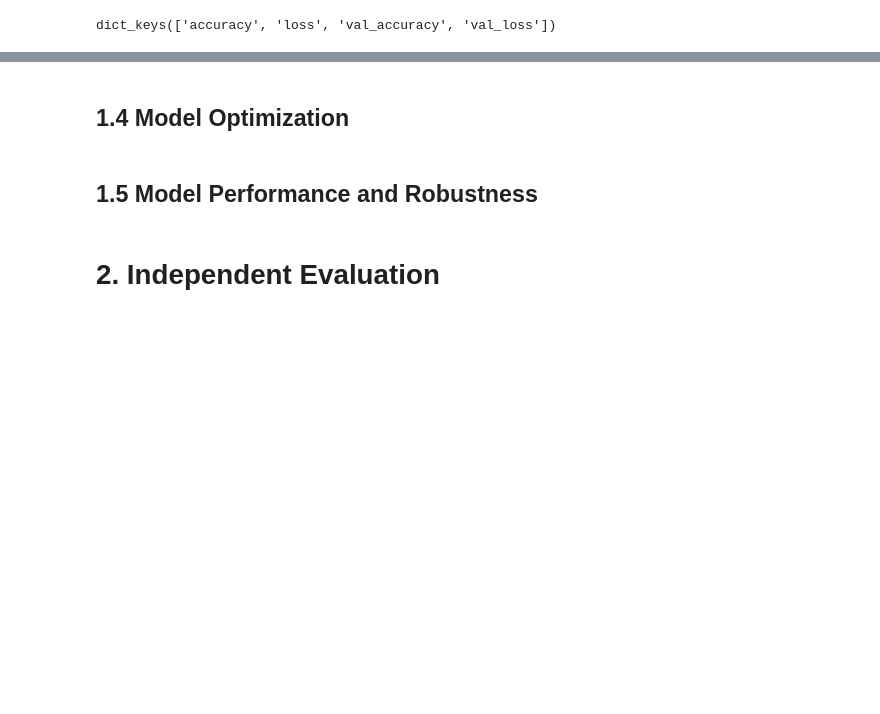
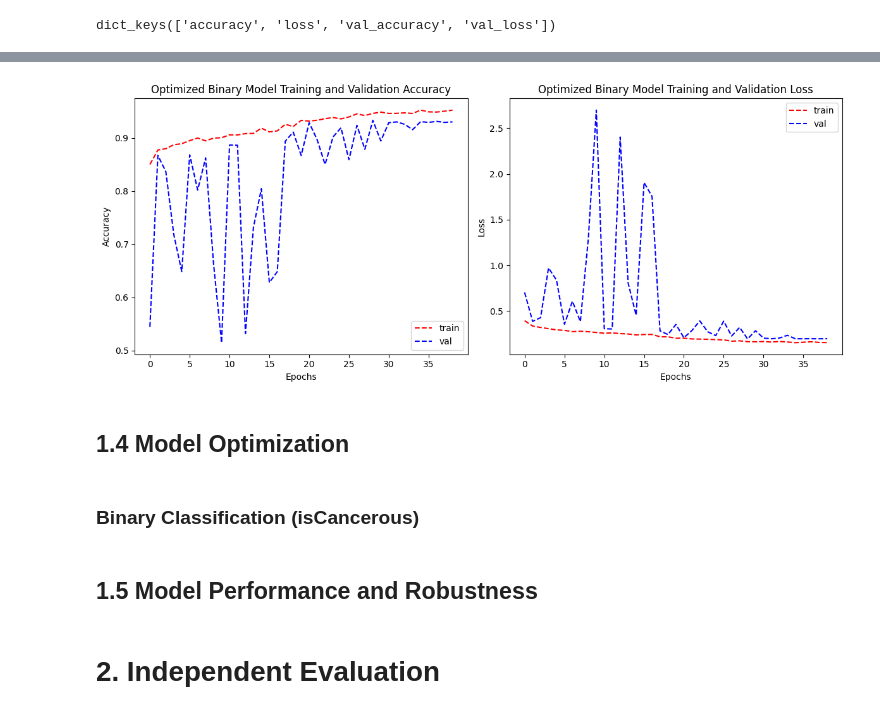
Before and after one commit to Colossus08/ML-Assignment-2, a Jupyter notebook: ML_Assignment_2.ipynb, the cells around one changed output, grey strips where cells are left out. Drawn from its saved outputs; the diff is of its cells as text; code cells hidden in the pictures; blank space fills up the shorter version.

```diff
--- a/ML_Assignment_2.ipynb
+++ b/ML_Assignment_2.ipynb
@@ -1052,0 +1021,14 @@ As the primary base model, **ResNet50** (He et al., 2016) will be utilised.
+# %%
+class_labels_binary = np.unique(bin_training_generator.classes)
+y_train_binary = bin_training_generator.classes
+
+class_weights_binary_arr = class_weight.compute_class_weight(
+    class_weight='balanced',
+    classes=class_labels_binary,
+    y=y_train_binary
+)
+
+class_weight_dict_binary = dict(zip(class_labels_binary, class_weights_binary_arr))
+
+print(f"Binary Class Labels: {class_labels_binary}")
+print(f"Binary Class Weights: {class_weight_dict_binary}")
@@ -1052,0 +1071,6 @@ As the primary base model, **ResNet50** (He et al., 2016) will be utilised.
+# %%
+initial_learning_rate_bin = 0.001
+optimizer_bin = Adam(learning_rate=initial_learning_rate_bin)
+bin_model_optimized.compile(optimizer=optimizer_bin,
+                            loss='binary_crossentropy',
+                            metrics=['accuracy'])
@@ -1052,0 +1109,15 @@ As the primary base model, **ResNet50** (He et al., 2016) will be utilised.
+# %%
+epochs_bin_optimized = 50
+
+steps_per_epoch_bin = len(bin_training_generator)
+validation_steps_bin = len(bin_validation_generator)
+
+history_bin_optimized = bin_model_optimized.fit(
+    bin_training_generator,
+    epochs=epochs_bin_optimized,
+    validation_data=bin_validation_generator,
+    class_weight=class_weight_dict_binary,
+    callbacks=callbacks_list_bin_optimized,
+    steps_per_epoch=steps_per_epoch_bin,
+    validation_steps=validation_steps_bin
+)
@@ -1053,5 +1142,11 @@ As the primary base model, **ResNet50** (He et al., 2016) will be utilised.
+# %%
+plot_training_history(history_bin_optimized, model_name="Optimized Binary Model")
+# %% [output]
+[figure, added]
 # %% [markdown]
 ## 1.4 Model Optimization
+# %% [markdown]
+### Binary Classification (isCancerous)
 # %% [markdown]
 ## 1.5 Model Performance and Robustness
 # %% [markdown]
```
Also changed, not shown: parts of 117 cells of this notebook.
